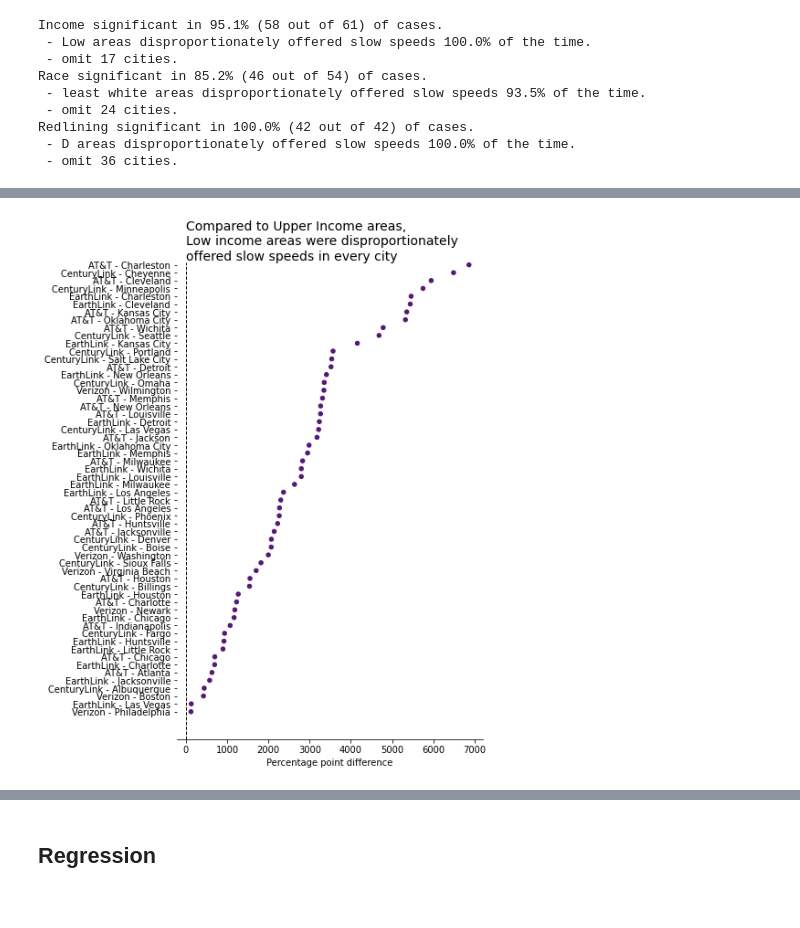
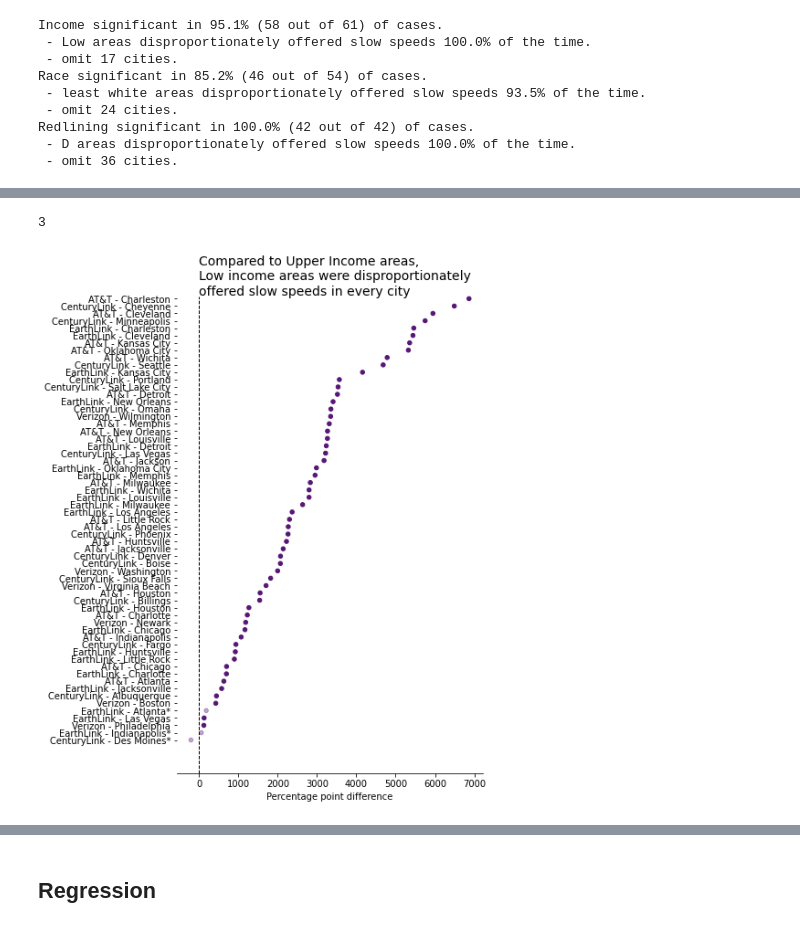
Before and after one commit to the-markup/investigation-isp, a Jupyter notebook: notebooks/3-statistical-tests-and-regression.ipynb, the cells around one changed output, grey strips where cells are left out. Drawn from its saved outputs; the diff is of its cells as text; code cells hidden in the pictures.

```diff
--- a/notebooks/3-statistical-tests-and-regression.ipynb
+++ b/notebooks/3-statistical-tests-and-regression.ipynb
@@ -52,7 +52,7 @@ inputs = {
 }
 
 # params
-recalculate = True
+recalculate = False
 threshold = 0.05
 n_jobs = 20
 # %%
@@ -599,24 +624,46 @@ bool2alpha = {
 # %%
+def asterix_city(row, p_value):
+    if row[p_value] >= 0.05:
+        return row['major_city'] + '*'
+    return row['major_city']
+
 def plot_observed(to_plot, iv='income', fn=None, title=None, ylim=60.5):
     p_value = f'p_value_{iv}'
-    to_plot['Observed'] = to_plot[f'prop_slow_{iv}_delta'] * 100
+    to_plot['Observed'] = to_plot[f'prop_slow_{iv}_delta']
+    to_plot_ = to_plot[~to_plot['Observed'].isnull()].copy()
 
-    n_not_sig = len(to_plot[to_plot[p_value] >= 0.05])
-    to_plot_ = to_plot[(to_plot[p_value] < 0.05) & (~to_plot['Observed'].isnull())]
+    to_plot_['Observed'] = to_plot_['Observed'] * 100
+    to_plot_['Lower bound'] = to_plot_.apply(lambda x:
+                                          (x[f'prop_slow_{iv}_delta'] - x[f'prop_slow_{iv}_ci']) * 100 if
+                                          x[f'prop_slow_{iv}_ci'] else None,
+                                          axis=1)
+    to_plot_['Upper bound']= to_plot_.apply(lambda x:
+                                          (x[f'prop_slow_{iv}_delta'] + x[f'prop_slow_{iv}_ci']) * 100 if
+                                          x[f'prop_slow_{iv}_ci'] else None,
+                                          axis=1)
+
+    n_not_sig = len(to_plot_[to_plot_[p_value] >= 0.05])
+    print(n_not_sig)
+#     to_plot_ = to_plot#[~to_plot['Observed'].isnull()]
+#     to_plot_ = to_plot[(to_plot[p_value] < 0.05) & (~to_plot['Observed'].isnull())]
     # to_plot_.prop_slow_income_delta.fillna(0, inplace=True)
+    to_plot_['major_city'] = to_plot_.apply(lambda x: x['major_city']
+                                            if x[p_value] < 0.05
+                                            else x['major_city'] + '*',
+                                            axis=1)
     to_plot_['major_city_isp'] = to_plot_.apply(lambda x: x['isp'] + ' - ' + x['major_city'], axis=1)
 
     to_plot_ = to_plot_.sort_values(by=['Observed'], ascending=False)
 #     print(to_plot_.head(13))
     ax = to_plot_.plot(y='major_city_isp', x='Observed',
                       color=color_1,
-                      alpha = [bool2alpha.get(_) for _ in to_plot_.p_value_income < 0.05],
+                      alpha = [bool2alpha.get(_) for _ in to_plot_[p_value] < 0.05],
                       kind='scatter', figsize=(6, 10))
 
     to_plot_['isp'] = pd.Categorical(to_plot_['isp'], ["AT&T", "EarthLink", "CenturyLink", "Verizon"])
     to_plot_ = to_plot_.sort_values(by=['isp','Observed'],
                                     ascending=[True, False])
-    to_plot_[['Observed', p_value, 'isp', 'major_city']].to_csv(fn, index=False)
+    to_plot_[['Observed', p_value, 'Lower bound', 'Upper bound', 'isp', 'major_city']].to_csv(fn, index=False)
 
     # Hide the right and top spines
     ax.spines['right'].set_visible(False)
@@ -647,7 +694,9 @@ def plot_observed(to_plot, iv='income', fn=None, title=None, ylim=60.5):
     ax.set_ylim(bottom=ylim)
 # %%
 plot_observed(table, iv='income', fn=fn_observed_income,
+              ylim=64.5,
               title = "Compared to Upper Income areas,\nLow income areas were disproportionately\noffered slow speeds in every city",)
 # %% [output]
+3
-[figure, old version]
+[figure, new version]
 # %%
```
Also changed, not shown: parts of 11 cells of this notebook, 17 other files.
